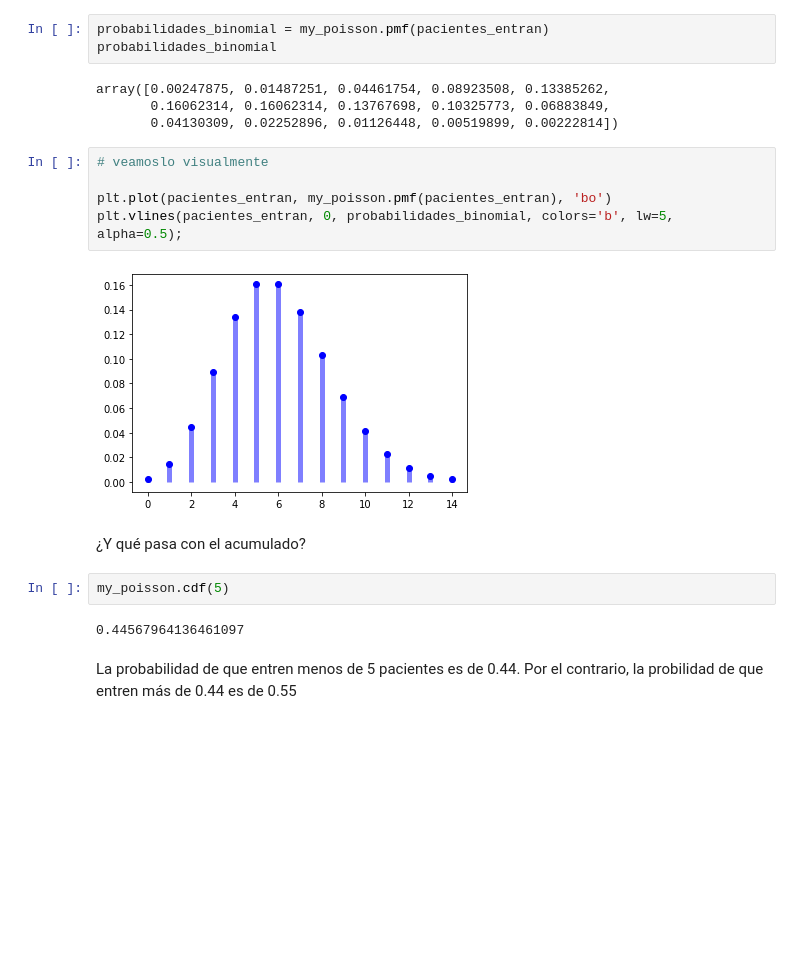
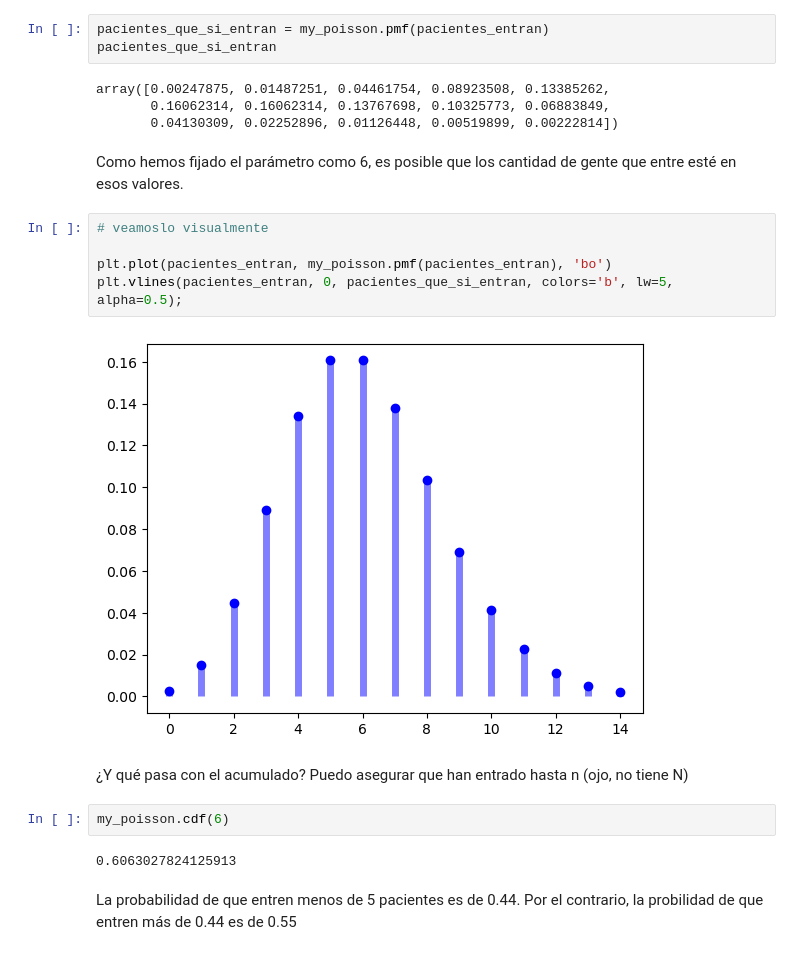
Before and after one commit to annassanchez/apuntes-clases, a Jupyter notebook: semana-15/15.2- Distribuciones discretas - annassanchez.ipynb, the cells around one changed output. Drawn from its saved outputs; the diff is of its cells as text; blank space fills up the shorter version.

```diff
--- a/semana-15/15.2- Distribuciones discretas - annassanchez.ipynb
+++ b/semana-15/15.2- Distribuciones discretas - annassanchez.ipynb
@@ -325,25 +325,27 @@ pacientes_entran
 # %% [output]
 array([ 0,  1,  2,  3,  4,  5,  6,  7,  8,  9, 10, 11, 12, 13, 14])
 # %%
-probabilidades_binomial = my_poisson.pmf(pacientes_entran)
-probabilidades_binomial
+pacientes_que_si_entran = my_poisson.pmf(pacientes_entran)
+pacientes_que_si_entran
 # %% [output]
 array([0.00247875, 0.01487251, 0.04461754, 0.08923508, 0.13385262,
        0.16062314, 0.16062314, 0.13767698, 0.10325773, 0.06883849,
        0.04130309, 0.02252896, 0.01126448, 0.00519899, 0.00222814])
+# %% [markdown]
+Como hemos fijado el parámetro como 6, es posible que los cantidad de gente que entre esté en esos valores.
 # %%
 # veamoslo visualmente
 
 plt.plot(pacientes_entran, my_poisson.pmf(pacientes_entran), 'bo')
-plt.vlines(pacientes_entran, 0, probabilidades_binomial, colors='b', lw=5, alpha=0.5);
+plt.vlines(pacientes_entran, 0, pacientes_que_si_entran, colors='b', lw=5, alpha=0.5);
 # %% [output]
-[figure, old version]
+[figure, new version]
 # %% [markdown]
-¿Y qué pasa con el acumulado?
+¿Y qué pasa con el acumulado? Puedo asegurar que han entrado hasta n (ojo, no tiene N)
 # %%
-my_poisson.cdf(5)
+my_poisson.cdf(6)
 # %% [output]
-0.44567964136461097
+0.6063027824125913
 # %% [markdown]
 La probabilidad de que entren menos de 5 pacientes es de 0.44.
 Por el contrario, la probilidad de que entren más de 0.44 es de 0.55
```
Also changed, not shown: parts of 1 cell of this notebook.
